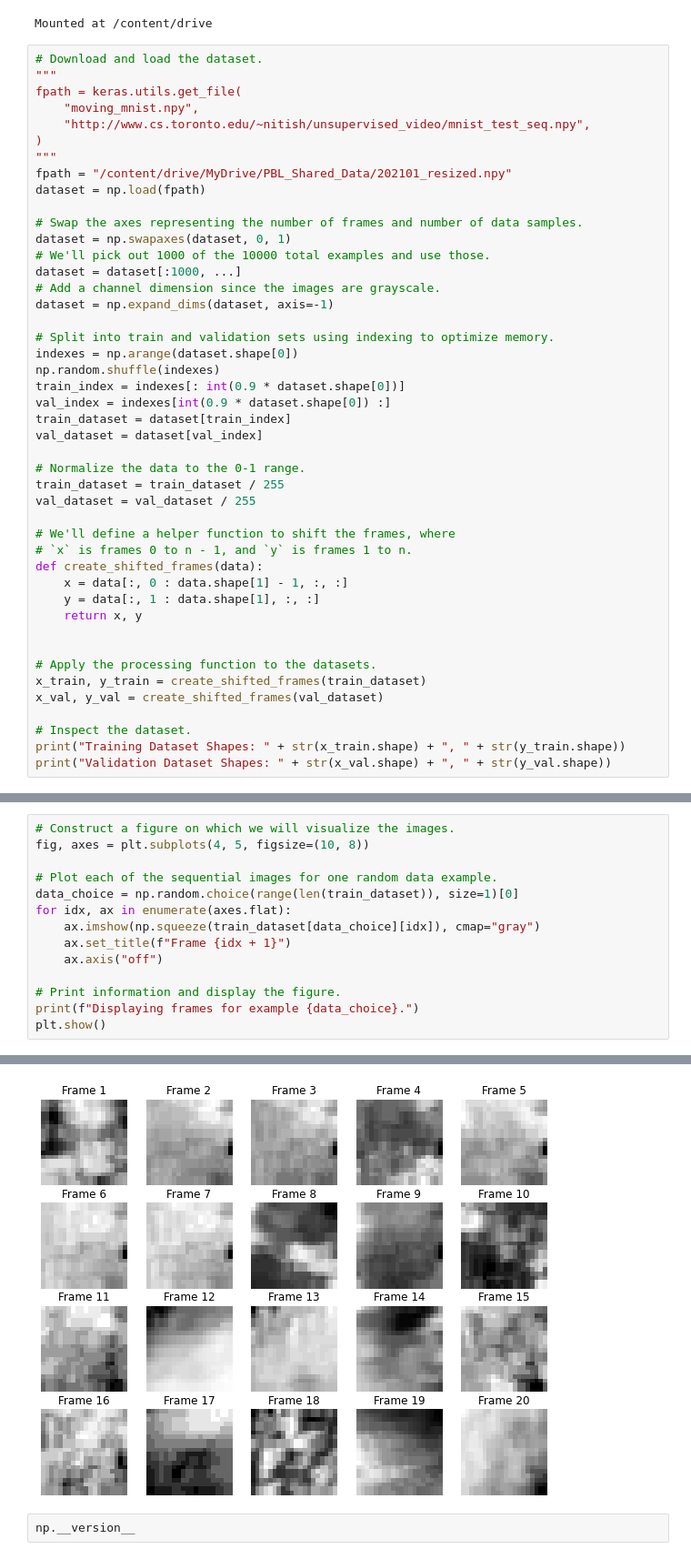
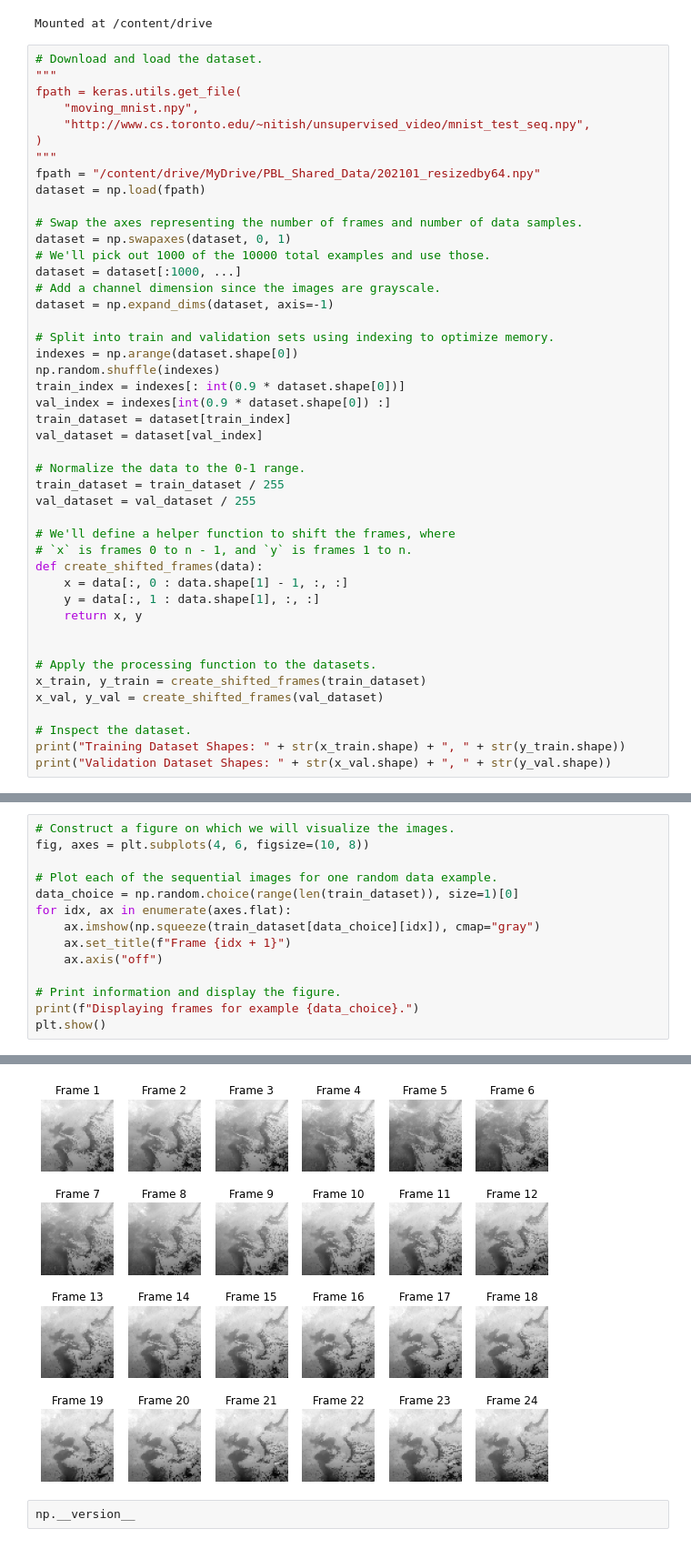
Before and after one commit to Heisnotanimposter/AIAD_weather, a Jupyter notebook: nextframeVideoprediction.ipynb, the cells around one changed output, grey strips where cells are left out. Shown: that part at 91% size. Drawn from its saved outputs; the diff is of its cells as text.

Commit message:
64*64로 resized된 데이터 학습진행

```diff
--- a/nextframeVideoprediction.ipynb
+++ b/nextframeVideoprediction.ipynb
@@ -23,7 +23,7 @@ fpath = keras.utils.get_file(
     "http://www.cs.toronto.edu/~nitish/unsupervised_video/mnist_test_seq.npy",
 )
 """
-fpath = "/content/drive/MyDrive/PBL_Shared_Data/202101_resized.npy"
+fpath = "/content/drive/MyDrive/PBL_Shared_Data/202101_resizedby64.npy"
 dataset = np.load(fpath)
 
 # Swap the axes representing the number of frames and number of data samples.
@@ -66,6 +66,6 @@ Validation Dataset Shapes: (4, 23, 20, 20, 1), (4, 23, 20, 20, 1)
 # %%
 # Construct a figure on which we will visualize the images.
-fig, axes = plt.subplots(4, 5, figsize=(10, 8))
+fig, axes = plt.subplots(4, 6, figsize=(10, 8))
 
 # Plot each of the sequential images for one random data example.
 data_choice = np.random.choice(range(len(train_dataset)), size=1)[0]
@@ -82,4 +82,4 @@ Displaying frames for example 19.
-[figure, old version]
+[figure, new version]
 # %%
 np.__version__
 # %% [output]
```
Also changed, not shown: parts of 6 cells of this notebook.
